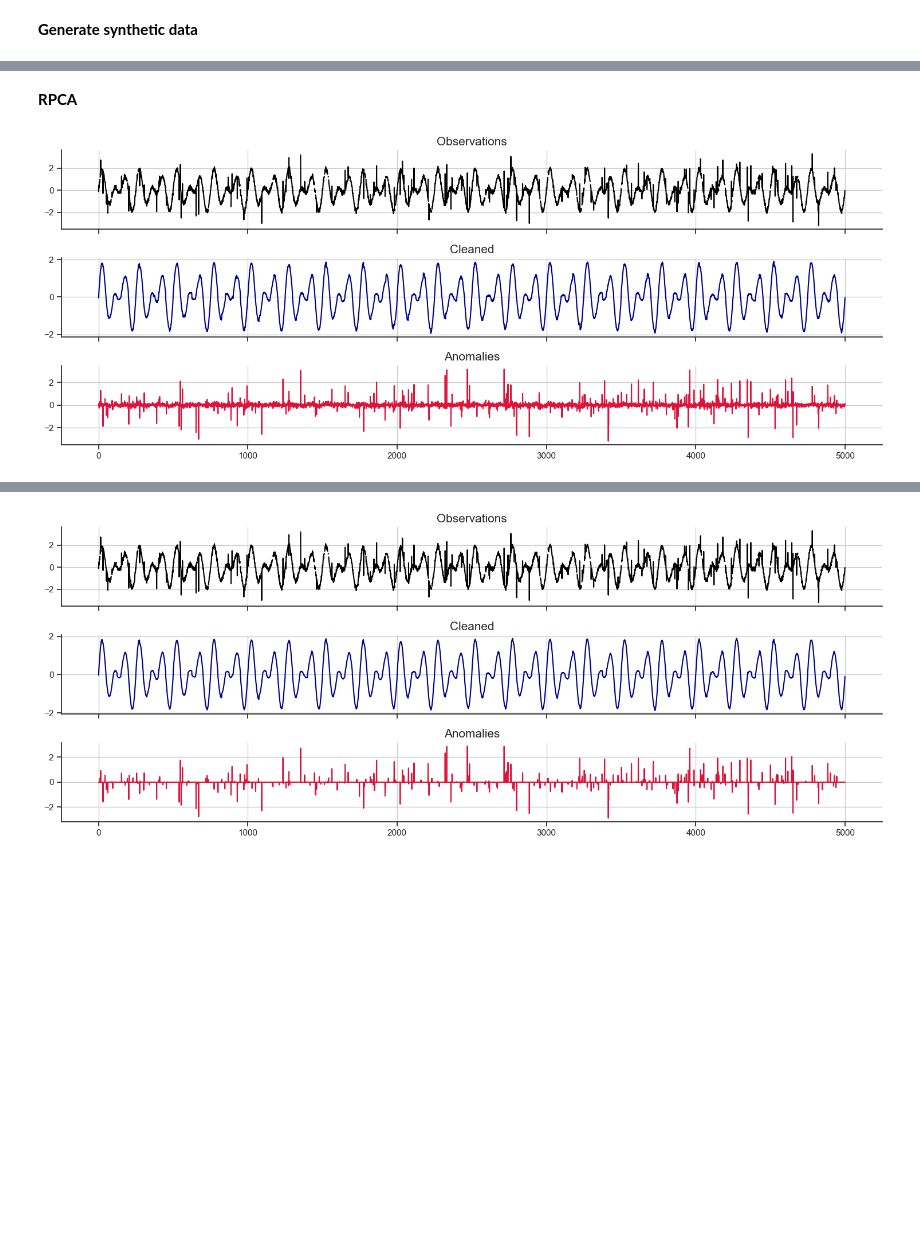
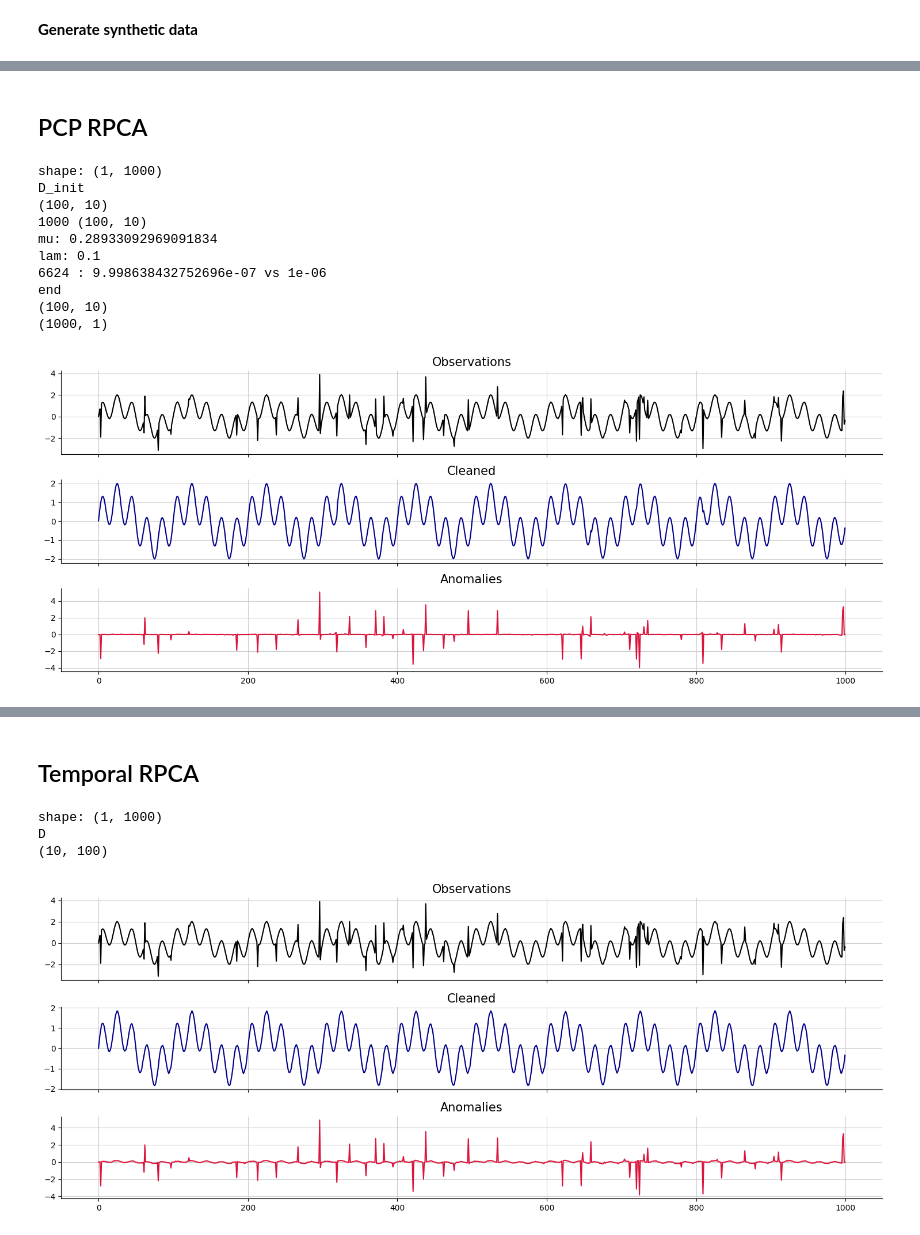
Before and after one commit to scikit-learn-contrib/qolmat, a Jupyter notebook: examples/1_timeSeries.ipynb, the cells around one changed output, grey strips where cells are left out. Cells and saved outputs as stored; diff of their text form; code cells hidden in the pictures; blank space fills up the shorter version.

Commit message:
RPCA uniformized, online not functional

```diff
--- a/examples/1_timeSeries.ipynb
+++ b/examples/1_timeSeries.ipynb
@@ -70,0 +20,20 @@ plt.show()
+# %%
+n_samples = 1000
+
+mesh = np.arange(n_samples)
+X_true = np.zeros(n_samples)
+A_true = np.zeros(n_samples)
+E_true = np.zeros(n_samples)
+p1 = 100
+p2 = 20
+X_true = np.sin(2 * pi * mesh / p1) + np.sin(2 * pi * mesh / p2)
+noise = np.random.uniform(size=n_samples)
+amplitude_A = .5
+freq_A = .05
+A_true = amplitude_A * np.where(noise < freq_A, -np.log(noise), 0) * (2 * (np.random.uniform(size=n_samples) > .5) - 1)
+amplitude_E = .1
+E_true = amplitude_E * np.random.normal(size=n_samples) / 10
+
+signal = X_true + E_true
+signal[A_true != 0] = A_true[A_true != 0]
+signal = signal.reshape(-1, 1)
@@ -71,10 +60,21 @@ plt.show()
 # %% [markdown]
-**RPCA**
+## PCP RPCA
 # %%
 %%time
 
-pcp_rpca = PcpRPCA(n_rows=25)
-X, A, errors = pcp_rpca.fit_transform(X=samples)
-plot.plot_signal([samples, X, A])
+pcp_rpca = PcpRPCA(period=p1)
+X = pcp_rpca.fit_transform(signal)
+corruptions = signal - X
+plot.plot_signal([signal[:,0], X[:,0], corruptions[:,0]])
 # %% [output]
+shape: (1, 1000)
+D_init
+(100, 10)
+1000 (100, 10)
+mu: 0.28933092969091834
+lam: 0.1
+6624 : 9.998638432752696e-07 vs 1e-06
+end
+(100, 10)
+(1000, 1)
-[figure, old version]
+[figure, new version]
@@ -83,7 +83,13 @@ Wall time: 537 ms
+# %% [markdown]
+## Temporal RPCA
 # %%
-temporal_rpca = TemporalRPCA(n_rows=25, tau=2, lam=0.3, list_periods=[20], list_etas=[0.01], norm="L2")
-X, A, errors =  temporal_rpca.fit_transform(X=samples)
-plot.plot_signal([samples, X, A])
+temporal_rpca = TemporalRPCA(period=10, tau=2, lam=0.3, list_periods=[10], list_etas=[0.01], norm="L2")
+X = temporal_rpca.fit_transform(signal)
+corruptions = signal - X
+plot.plot_signal([signal[:,0], X[:,0], corruptions[:, 0]])
 # %% [output]
+shape: (1, 1000)
+D
+(10, 100)
-[figure, old version]
+[figure, new version]
 # %%
```
Also changed, not shown: parts of 8 cells of this notebook, 13 other files.
